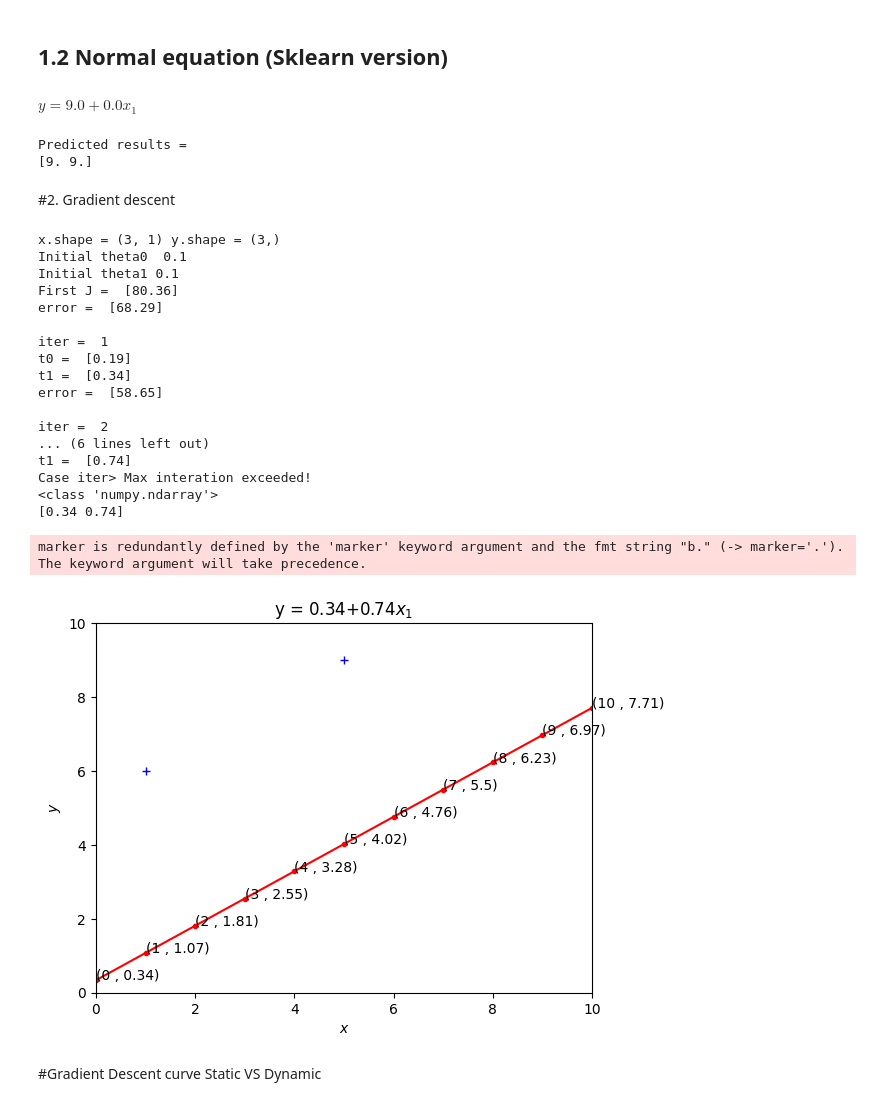
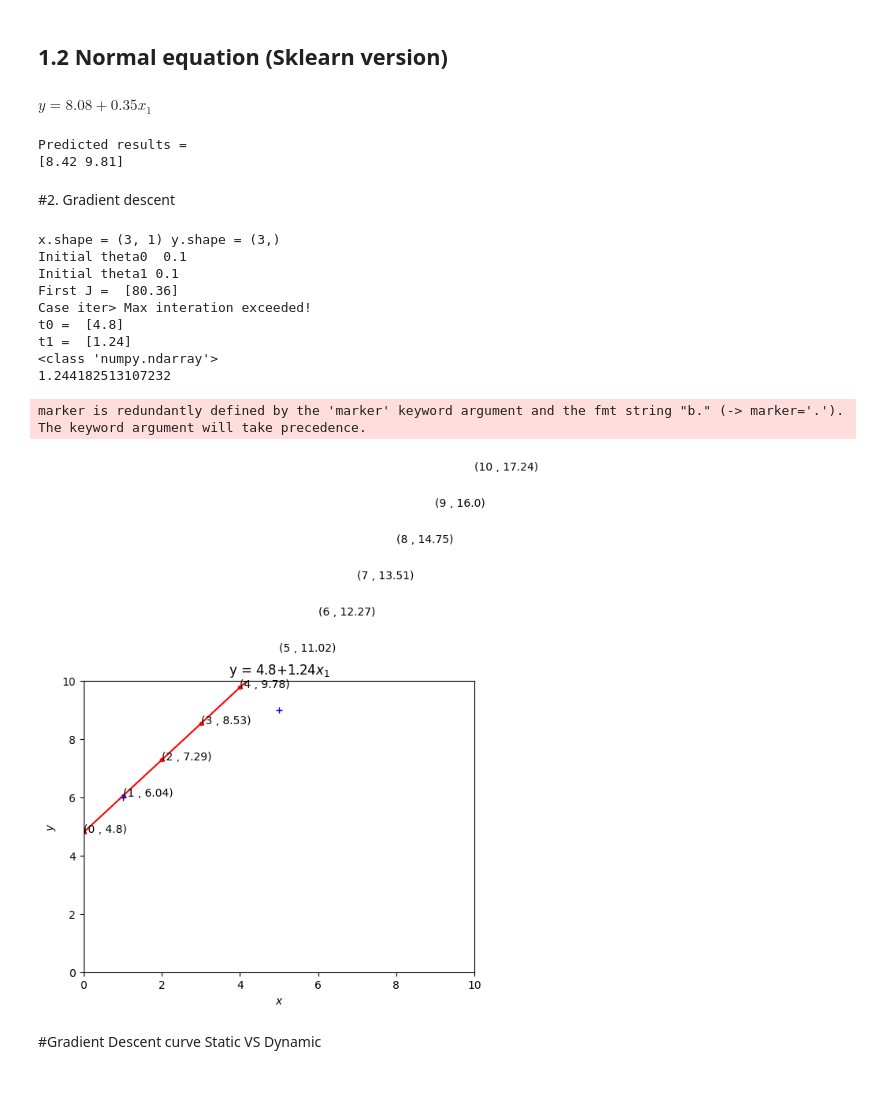
Before and after one commit to ekaratnida/Applied-machine-learning, a Jupyter notebook: Week02-LR/Lab2.ipynb, the cells around one changed output. Cells and saved outputs as stored; diff of their text form; code cells hidden in the pictures.

```diff
--- a/Week02-LR/Lab2.ipynb
+++ b/Week02-LR/Lab2.ipynb
@@ -5,14 +5,15 @@
 # %%
 import numpy as np
 np.set_printoptions(precision=2)
-
-x = np.array([0,0,0])
+# Analytical: θ= (X T X )−1X T y
+x = np.array([2,5,1]) # [0,0,0] non-investible
 y = np.array([12,9,6])
 x_b = np.c_[np.ones((len(x),1)),x]
 print("x_b = ",x_b)
 
 #call inverse function from linear algebra module
-theta = np.linalg.pinv(x_b.T.dot(x_b)).dot(x_b.T).dot(y)
+theta = np.linalg.inv(x_b.T.dot(x_b)).dot(x_b.T).dot(y)
+# note function pinv is Moore–Penrose Pseudo-inverse
 print(type(theta))
 print("theta = ", theta)
 # %% [output]
@@ -48,7 +49,7 @@ y predict =  [9. 9. 9. 9. 9. 9. 9. 9. 9. 9. 9.]
 # %%
 from IPython.display import display, Latex
 from sklearn.linear_model import LinearRegression
-x = np.array([[0,0,0]]).T
+x = np.array([[2,5,1]]).T
 y = np.array([12,9,6])
 
 lin_reg = LinearRegression()
@@ -59,9 +60,9 @@ ans = lin_reg.predict(x_n)
 print("Predicted results = ")
 print(ans)
 # %% [output]
-$y = 9.0+0.0x_1$
+$y = 8.08+0.35x_1$
 Predicted results =
-[9. 9.]
+[8.42 9.81]
 # %% [markdown]
 #2. Gradient descent
 # %%
@@ -75,7 +78,14 @@ def cost_function(theta0, theta1, x, y, N):
     c = 1/(N) * sum([(theta0 + theta1*x[i] - y[i])**2 for i in range(N)])
     return c
 # %%
+import random
+import math
+
 def gradient_descent(eta, x, y, ep=0.001, max_iter=10000):
+  global lossTheta0, lossTheta1 # Declare them as global to modify
+  lossTheta0.clear() # Clear at the start of the function to ensure fresh data
+  lossTheta1.clear() # Clear at the start of the function
+
   converged = False
   t = 0
   N = x.shape[0] # number of samples
@@ -91,8 +101,8 @@ def gradient_descent(eta, x, y, ep=0.001, max_iter=10000):
   J = cost_function(theta0,theta1,x,y,N)
   print("First J = ",J)
 
-  #lossTheta0[t0[0]] = J[0]
-  #lossTheta1[t1[0]] = J[0]
+  # Record initial state (iteration 0)
+  lossTheta0[t] = J[0] # Store iteration number as key, J as value
 
   # Iterate Loop
   while not converged:
@@ -106,29 +116,35 @@ def gradient_descent(eta, x, y, ep=0.001, max_iter=10000):
 
     # error
     e = cost_function(theta0,theta1,x,y,N)
-    print("error = ",e)
+    #print("error = ",e)
 
     #Terminate 1
     if abs(J-e) <= ep:
         print("Case eps: Converged at ", t, "/", max_iter)
+        print("t0 = ",theta0)
+        print("t1 = ",theta1)
         converged = True
 
     J = e   # update error s
     t += 1  # update iter
 
-    print("\niter = ",t)
+    # Record the loss at this iteration
+    lossTheta0[t] = J[0] # Store iteration number as key, J as value
+
+    '''print("\niter = ",t)
     print("t0 = ",theta0)
     print("t1 = ",theta1)
-
-    #if iter % 100 == 0:
-    #  lossTheta0[theta0[0]] = J[0]
-    #  lossTheta1[theta1[0]] = J[0]
-    #  print("iter = ",iter, ", error = ", J)
+    print("test", t % 100 == 0)'''
+    if math.floor(t % 1000) == 0:
+      # This block is now only for printing debug info at certain intervals.
+      print("iter = ",t, ", error = ", J)
 
 
     #Termiate 2
     if t == max_iter:
         print('Case iter> Max interation exceeded!')
+        print("t0 = ",theta0)
+        print("t1 = ",theta1)
         converged = True
 
   return np.array([theta0,theta1]).reshape(-1)
@@ -140,48 +156,40 @@ if __name__ == '__main__':
   print("x.shape = %s y.shape = %s" %(x.shape, y.shape))
   eta = 0.01 # learning rate
 
-  theta = gradient_descent(eta, x, y,ep=0.00000000001, max_iter=3)
+  theta = gradient_descent(eta, x, y, ep=0.00000000001, max_iter=300)
   print(type(theta))
-  print (theta)
+  print (theta[len(theta)-1])
 
 
   #prediction
   x_t = range(0,11)
   x_t_b = np.c_[np.ones((len(x_t),1)), x_t]
   y_p = x_t_b.dot(theta)
   #print("x_test = ",x_t)
   #print("y predict = ",y_p)
 
   # plot
   plt.title("y = "+str(np.round(theta[0],2))+"+"+str(np.round(theta[1],2))+r"$x_1$")
   plt.plot(x_t, y_p,"r.-")
   plt.plot(x, y, "b.",marker="+")
   for x,y in zip(x_t, y_p):
     plt.text( x ,y, f"({np.round(x,2)} , {np.round(y,2)})")
   plt.axis([0,10,0,10])
   plt.xlabel(r'$x$')
   plt.ylabel(r'$y$')
   plt.show()
 # %% [output]
 x.shape = (3, 1) y.shape = (3,)
 Initial theta0  0.1
 Initial theta1 0.1
 First J =  [80.36]
-error =  [68.29]
-
-iter =  1
-t0 =  [0.19]
-t1 =  [0.34]
-error =  [58.65]
-
-iter =  2
-... (6 lines left out)
-t1 =  [0.74]
 Case iter> Max interation exceeded!
+t0 =  [4.8]
+t1 =  [1.24]
 <class 'numpy.ndarray'>
-[0.34 0.74]
+1.244182513107232
 marker is redundantly defined by the 'marker' keyword argument and the fmt string "b." (-> marker='.'). The keyword argument will take precedence.
-[figure, old version]
+[figure, new version]
 # %% [markdown]
 #Gradient Descent curve Static VS Dynamic
 # %%
```
Also changed, not shown: parts of 5 cells of this notebook.
